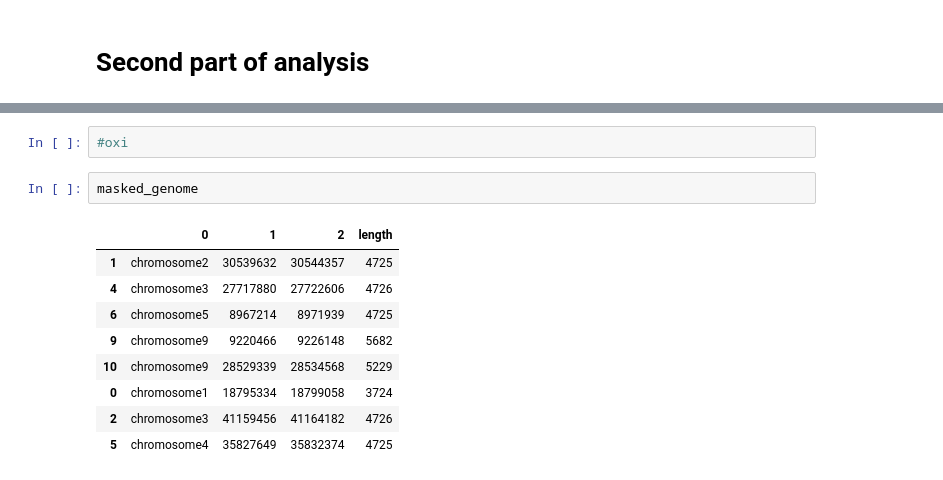
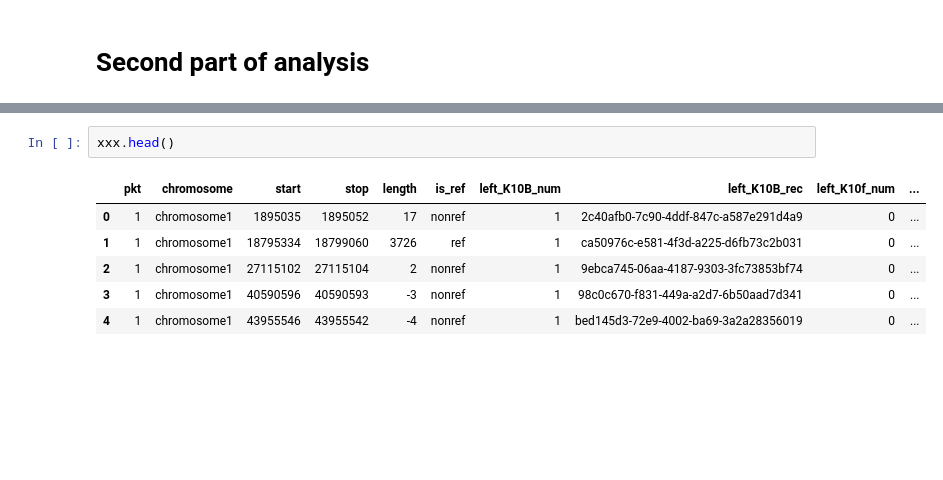
Before and after one commit to pkula/te_resolver, a Jupyter notebook: analysis.ipynb, the cells around one changed output, grey strips where cells are left out. Drawn from its saved outputs; the diff is of its cells as text; blank space fills up the shorter version.

```diff
--- a/analysis.ipynb
+++ b/analysis.ipynb
@@ -564,14 +867,9 @@ generate_second_report("report_Alex1__K10B_K10f_LK5_1_3_old_genome", "old_report
-# %%
-#oxi
-# %%
-masked_genome
-# %% [output]
-|  | 0 | 1 | 2 | length |
-| 1 | chromosome2 | 30539632 | 30544357 | 4725 |
-| 4 | chromosome3 | 27717880 | 27722606 | 4726 |
-| 6 | chromosome5 | 8967214 | 8971939 | 4725 |
-| 9 | chromosome9 | 9220466 | 9226148 | 5682 |
-| 10 | chromosome9 | 28529339 | 28534568 | 5229 |
-| 0 | chromosome1 | 18795334 | 18799058 | 3724 |
-| 2 | chromosome3 | 41159456 | 41164182 | 4726 |
-| 5 | chromosome4 | 35827649 | 35832374 | 4725 |
+# %%
+xxx.head()
+# %% [output]
+|  | pkt | chromosome | start | stop | length | is_ref | left_K10B_num | left_K10B_rec | left_K10f_num | ... |
+| 0 | 1 | chromosome1 | 1895035 | 1895052 | 17 | nonref | 1 | 2c40afb0-7c90-4ddf-847c-a587e291d4a9 | 0 | ... |
+| 1 | 1 | chromosome1 | 18795334 | 18799060 | 3726 | ref | 1 | ca50976c-e581-4f3d-a225-d6fb73c2b031 | 0 | ... |
+| 2 | 1 | chromosome1 | 27115102 | 27115104 | 2 | nonref | 1 | 9ebca745-06aa-4187-9303-3fc73853bf74 | 0 | ... |
+| 3 | 1 | chromosome1 | 40590596 | 40590593 | -3 | nonref | 1 | 98c0c670-f831-449a-a2d7-6b50aad7d341 | 0 | ... |
+| 4 | 1 | chromosome1 | 43955546 | 43955542 | -4 | nonref | 1 | bed145d3-72e9-4002-ba69-3a2a28356019 | 0 | ... |
```
Also changed, not shown: parts of 16 cells of this notebook.
